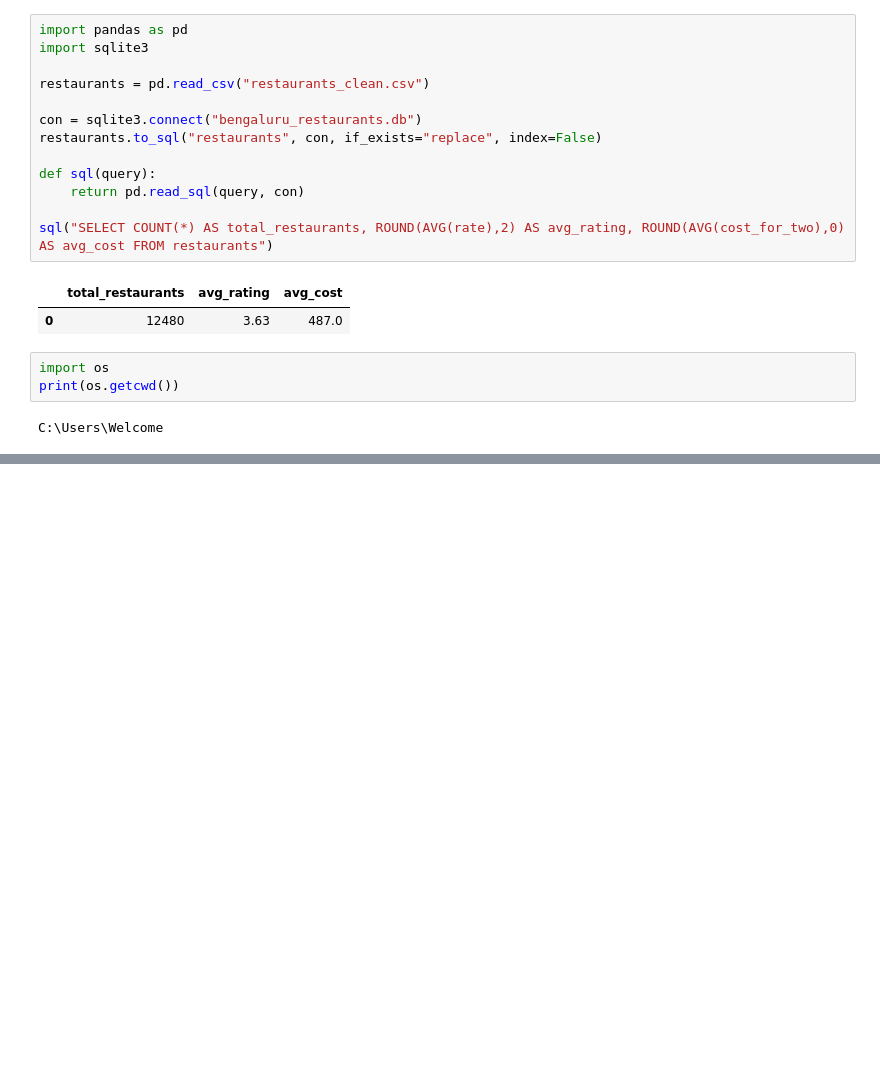
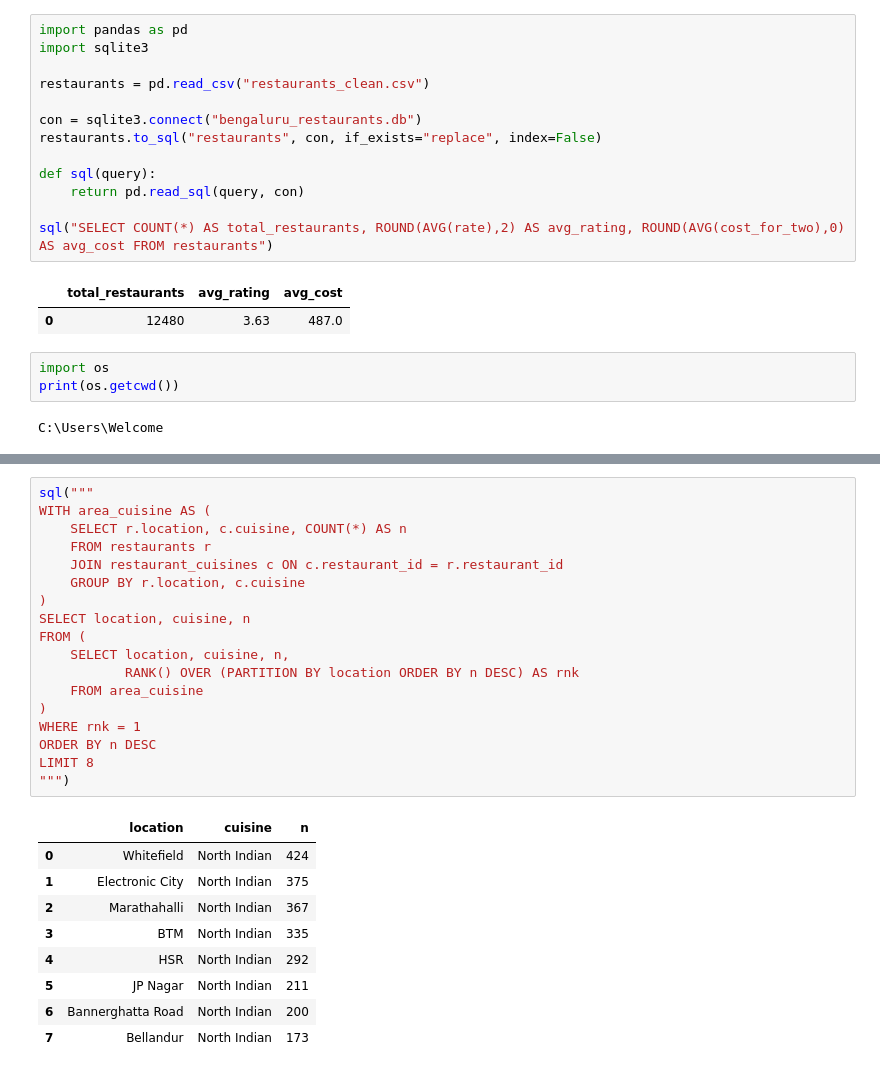
Before and after one commit to Abdu1mann/bengaluru-restaurant-analysis, a Jupyter notebook: bengaluru_restaurants.ipynb, the cells around one changed output, grey strips where cells are left out. Saved outputs shown, nothing was run; the diff lists cells and outputs as text; blank space fills up the shorter version.

```diff
--- a/bengaluru_restaurants.ipynb
+++ b/bengaluru_restaurants.ipynb
@@ -145,0 +291,28 @@ C:\Users\Welcome
+# %%
+sql("""
+WITH area_cuisine AS (
+    SELECT r.location, c.cuisine, COUNT(*) AS n
+    FROM restaurants r
+    JOIN restaurant_cuisines c ON c.restaurant_id = r.restaurant_id
+    GROUP BY r.location, c.cuisine
+)
+SELECT location, cuisine, n
+FROM (
+    SELECT location, cuisine, n,
+           RANK() OVER (PARTITION BY location ORDER BY n DESC) AS rnk
+    FROM area_cuisine
+)
+WHERE rnk = 1
+ORDER BY n DESC
+LIMIT 8
+""")
+# %% [output]
+|  | location | cuisine | n |
+| 0 | Whitefield | North Indian | 424 |
+| 1 | Electronic City | North Indian | 375 |
+| 2 | Marathahalli | North Indian | 367 |
+| 3 | BTM | North Indian | 335 |
+| 4 | HSR | North Indian | 292 |
+| 5 | JP Nagar | North Indian | 211 |
+| 6 | Bannerghatta Road | North Indian | 200 |
+| 7 | Bellandur | North Indian | 173 |
```
Also changed, not shown: parts of 11 cells of this notebook, 4 other files.
